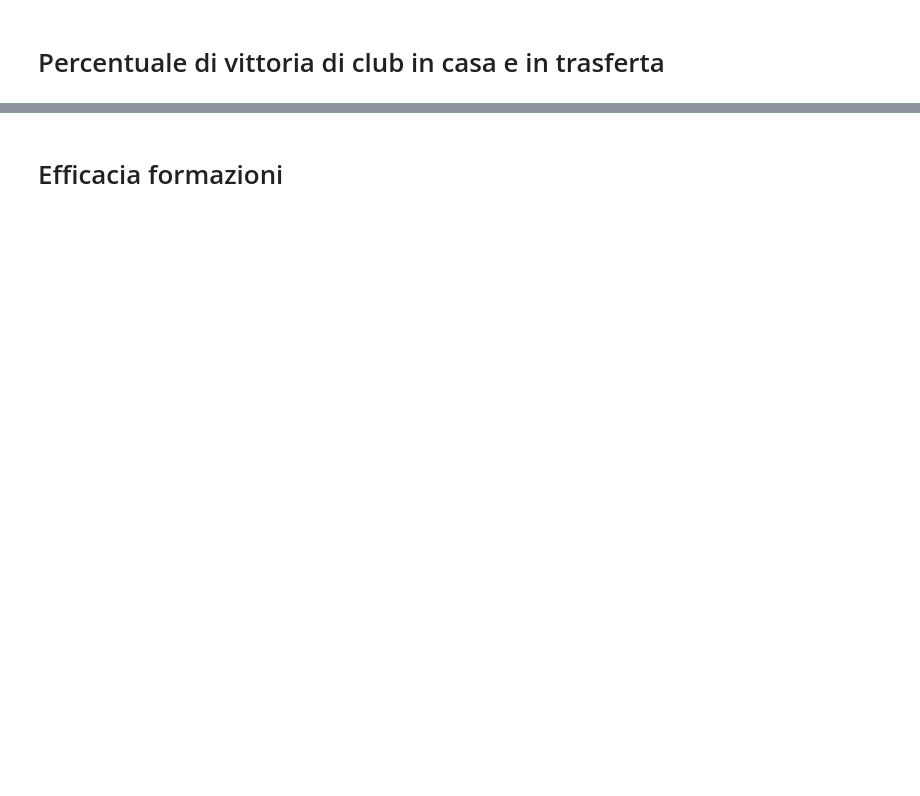
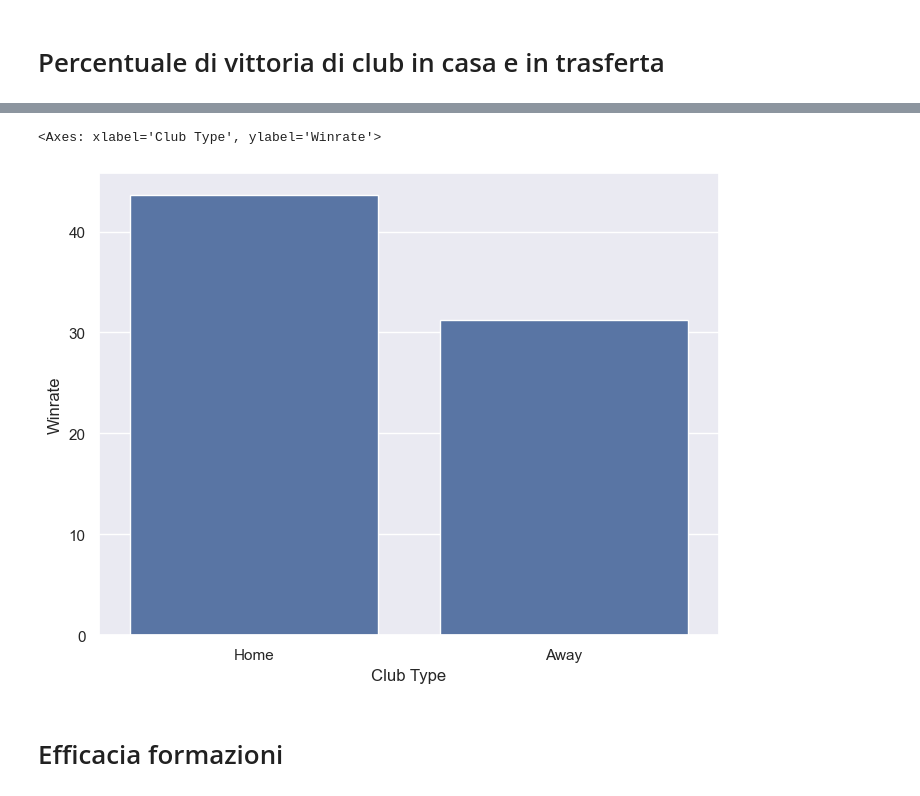
Before and after one commit to IJN-Shalma/ProgettoTWebIUM2023-2024UniTO, a Jupyter notebook: CapraraZhou/solution/JupyterDataAnalysis/CompetitionAnalysis.ipynb, the cells around one changed output, grey strips where cells are left out. Cells and saved outputs as stored; diff of their text form; code cells hidden in the pictures; blank space fills up the shorter version.

```diff
--- a/CapraraZhou/solution/JupyterDataAnalysis/CompetitionAnalysis.ipynb
+++ b/CapraraZhou/solution/JupyterDataAnalysis/CompetitionAnalysis.ipynb
@@ -74,0 +87,6 @@ Bar chart
+# %%
+# Prepare dataset columns
+games_df['home_win'] = games_df[['home_club_goals', 'away_club_goals']].apply(lambda row : row['home_club_goals'] > row['away_club_goals'], axis=1)
+games_df['away_win'] = games_df[['home_club_goals', 'away_club_goals']].apply(lambda row : row['home_club_goals'] < row['away_club_goals'], axis=1)
+games_df['draw'] = games_df[['home_club_goals', 'away_club_goals']].apply(lambda row : row['home_club_goals'] == row['away_club_goals'], axis=1)
+games_df
@@ -75,2 +107,20 @@ Bar chart
+# %%
+# Count where home club or away club won
+home_win_count = games_df['home_win'].value_counts().get(True, 0)
+away_win_count = games_df['away_win'].value_counts().get(True, 0)
+# Calculate winrate
+home_winrate = home_win_count/len(games_df)*100
+away_winrate = away_win_count/len(games_df)*100
+
+winrate_data = {'Winrate': [home_winrate, away_winrate],
+        'Club Type': ['Home', 'Away']}
+
+winrate_df = pd.DataFrame(winrate_data)
+
+plt.figure(figsize=(8, 6))
+sns.barplot(x='Club Type', y='Winrate', data=winrate_df)
+# %% [output]
+<Axes: xlabel='Club Type', ylabel='Winrate'>
+[figure, added]
 # %% [markdown]
 # Efficacia formazioni
```
Also changed, not shown: parts of 25 cells of this notebook, 1 other file.
